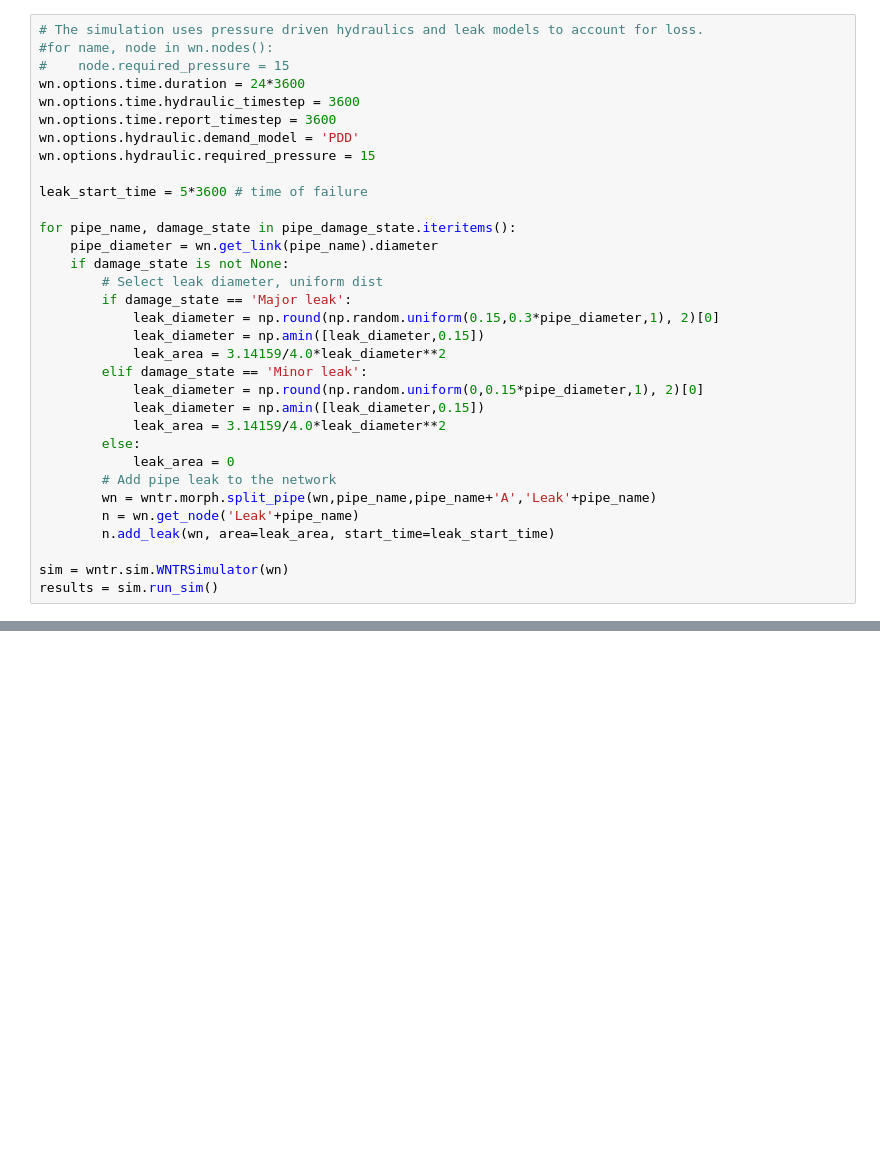
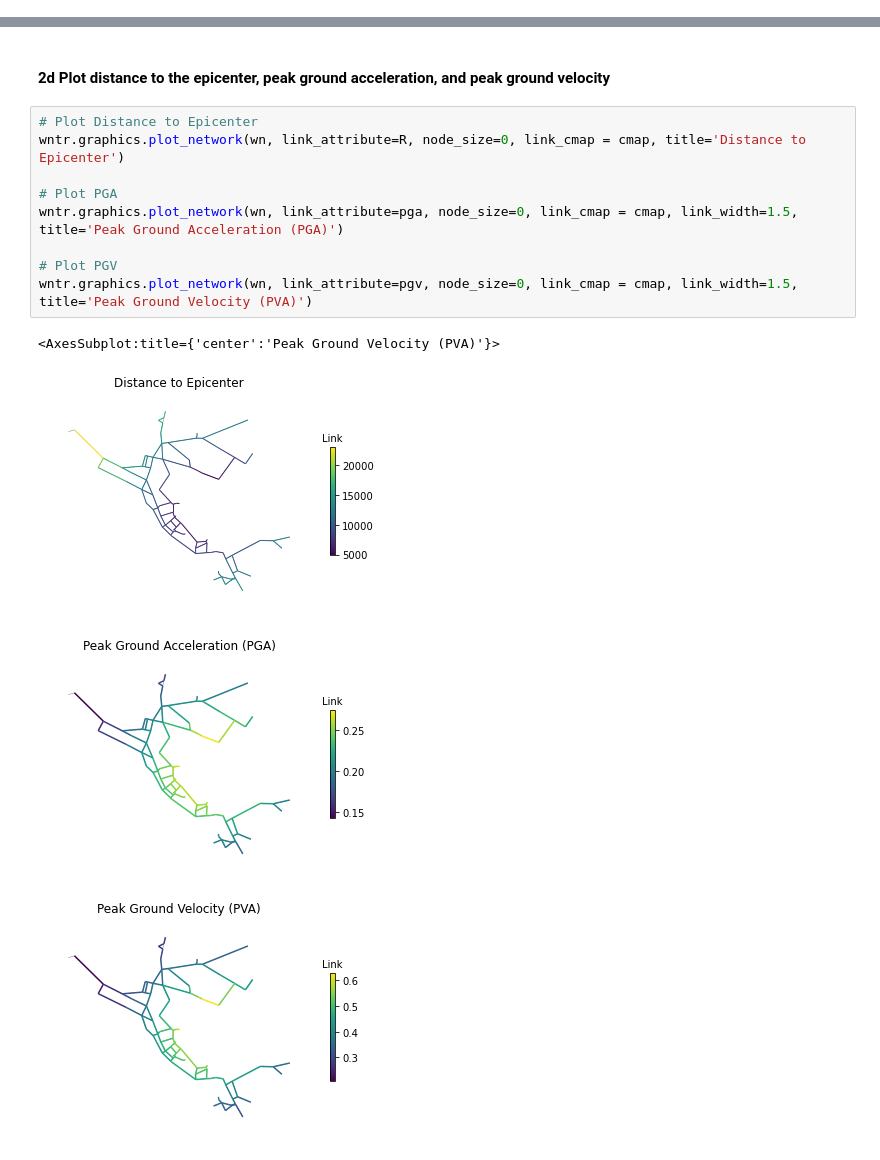
Before and after one commit to USEPA/WNTR, a Jupyter notebook: examples/demos/earthquake_demo.ipynb, the cells around one changed output, grey strips where cells are left out. Cells and saved outputs as stored; diff of their text form; blank space fills up the shorter version.

```diff
--- a/examples/demos/earthquake_demo.ipynb
+++ b/examples/demos/earthquake_demo.ipynb
@@ -112,33 +52,0 @@ wntr.graphics.plot_network(wn, link_attribute=pipe_damage_val, node_size=0, link
-# %%
-# The simulation uses pressure driven hydraulics and leak models to account for loss.
-#for name, node in wn.nodes():
-#    node.required_pressure = 15
-wn.options.time.duration = 24*3600
-wn.options.time.hydraulic_timestep = 3600
-wn.options.time.report_timestep = 3600
-wn.options.hydraulic.demand_model = 'PDD'
-wn.options.hydraulic.required_pressure = 15
-
-leak_start_time = 5*3600 # time of failure
-
-for pipe_name, damage_state in pipe_damage_state.iteritems():
-    pipe_diameter = wn.get_link(pipe_name).diameter
-    if damage_state is not None:
-        # Select leak diameter, uniform dist
-        if damage_state == 'Major leak':
-            leak_diameter = np.round(np.random.uniform(0.15,0.3*pipe_diameter,1), 2)[0]
-            leak_diameter = np.amin([leak_diameter,0.15])
-            leak_area = 3.14159/4.0*leak_diameter**2
-        elif damage_state == 'Minor leak':
-            leak_diameter = np.round(np.random.uniform(0,0.15*pipe_diameter,1), 2)[0]
-            leak_diameter = np.amin([leak_diameter,0.15])
-            leak_area = 3.14159/4.0*leak_diameter**2
-        else:
-            leak_area = 0
-        # Add pipe leak to the network
-        wn = wntr.morph.split_pipe(wn,pipe_name,pipe_name+'A','Leak'+pipe_name)
-        n = wn.get_node('Leak'+pipe_name)
-        n.add_leak(wn, area=leak_area, start_time=leak_start_time)
-
-sim = wntr.sim.WNTRSimulator(wn)
-results = sim.run_sim()
@@ -291,0 +100,16 @@ Text(0.5, 1.0, 'With repair')
+# %% [markdown]
+#### 2d Plot distance to the epicenter, peak ground acceleration, and peak ground velocity
+# %%
+# Plot Distance to Epicenter
+wntr.graphics.plot_network(wn, link_attribute=R, node_size=0, link_cmap = cmap, title='Distance to Epicenter')
+
+# Plot PGA
+wntr.graphics.plot_network(wn, link_attribute=pga, node_size=0, link_cmap = cmap, link_width=1.5, title='Peak Ground Acceleration (PGA)')
+
+# Plot PGV
+wntr.graphics.plot_network(wn, link_attribute=pgv, node_size=0, link_cmap = cmap, link_width=1.5, title='Peak Ground Velocity (PVA)')
+# %% [output]
+<AxesSubplot:title={'center':'Peak Ground Velocity (PVA)'}>
+[figure, added]
+[figure, added]
+[figure, added]
```
Also changed, not shown: parts of 53 cells of this notebook, 3 other files.
